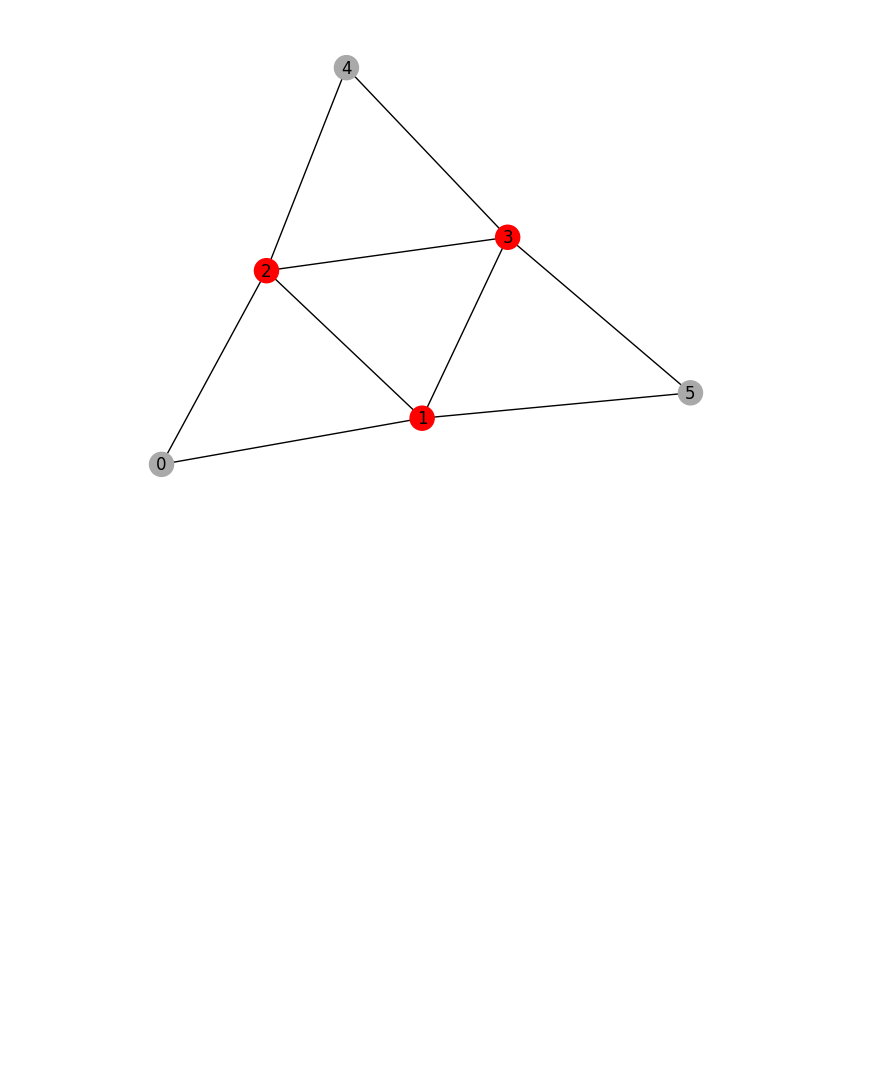
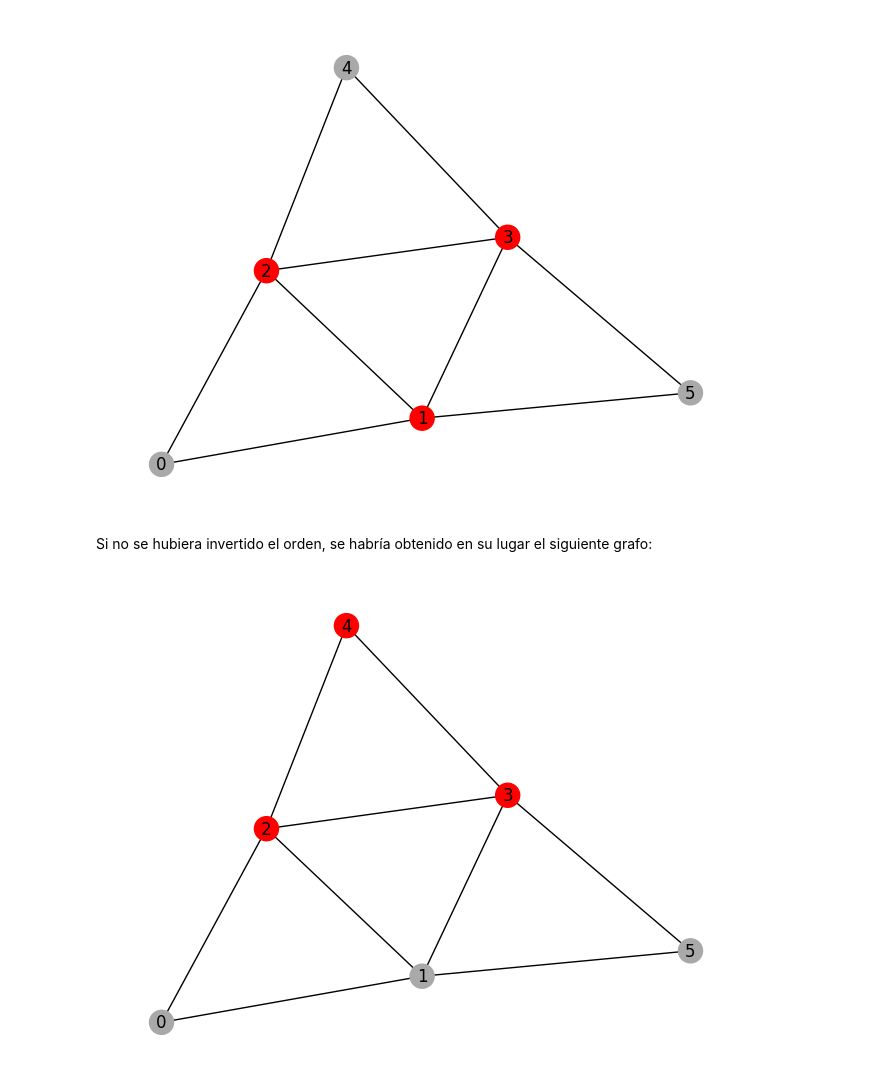
Before and after one commit to Mariomc10/AlgoritmosCuanticos, a Jupyter notebook: EJERCICIOS/EJERCICIO4_Optimizacion_VQE_QAOA_MARIO_MORENO_CANCA.ipynb, the cells around one changed output. Drawn from its saved outputs; the diff is of its cells as text; code cells hidden in the pictures; blank space fills up the shorter version.

```diff
--- a/EJERCICIOS/EJERCICIO4_Optimizacion_VQE_QAOA_MARIO_MORENO_CANCA.ipynb
+++ b/EJERCICIOS/EJERCICIO4_Optimizacion_VQE_QAOA_MARIO_MORENO_CANCA.ipynb
@@ -168,3 +172,11 @@ result:
     'eigenvalue': (-15.75+0j)}
 {'001110': 1.0}
 [figure]
+# %% [markdown]
+Si no se hubiera invertido el orden, se habría obtenido en su lugar el siguiente grafo:
+# %%
+# Dibujamos lo obtenido sin cambiar el orden de los bits
+nd=np.array([0,0,1,1,1,0])
+problema.draw(nd,pos=pos) # En rojo se resaltan los vértices de la solución
+# %% [output]
+[figure, added]
```
Also changed, not shown: parts of 9 cells of this notebook.
